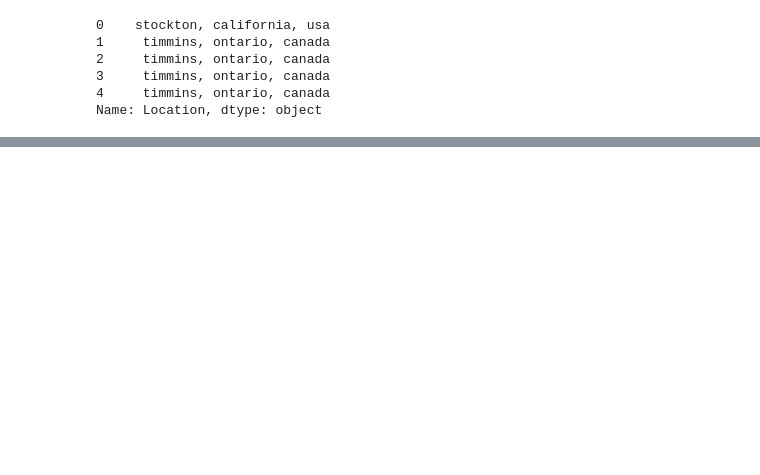
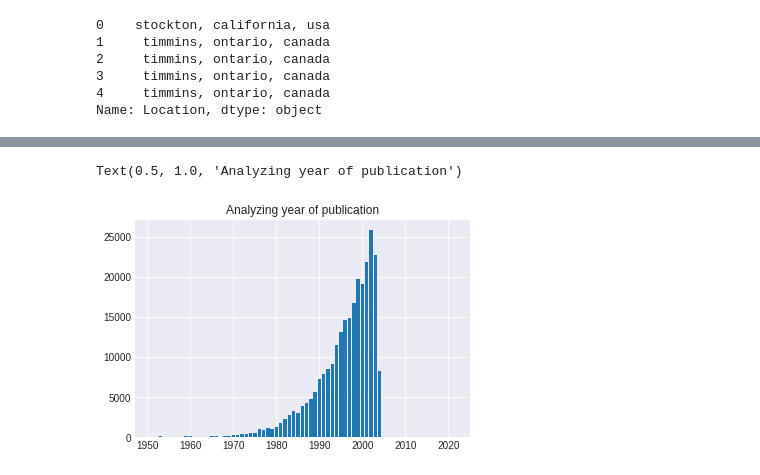
Before and after one commit to Gabriel-limadev/recommendation_system-machine_learning, a Jupyter notebook: recommendation_system.ipynb, the cells around one changed output, grey strips where cells are left out. Drawn from its saved outputs; the diff is of its cells as text; code cells hidden in the pictures; blank space fills up the shorter version.

```diff
--- a/recommendation_system.ipynb
+++ b/recommendation_system.ipynb
@@ -272,0 +339,3 @@ cross_tab.head()
+# %%
+cross_tab = cross_tab[cross_tab['Age'] > 10]
+cross_tab = cross_tab[cross_tab['Age'] < 100]
@@ -272,0 +367,2 @@ cross_tab.head()
+# %%
+cross_tab['User-ID'] = pd.to_numeric(cross_tab['User-ID'])
@@ -272,0 +477,7 @@ cross_tab.head()
+# %%
+year_analyze = cross_tab['Year-Of-Publication'].value_counts().sort_index().reset_index()
+year_analyze.rename(columns={
+    'index': 'Year',
+    'Year-Of-Publication': 'Amount'
+}, inplace = True)
+year_analyze.head()
@@ -272,0 +491,11 @@ cross_tab.head()
+# %%
+year_analyze = year_analyze.loc[ (year_analyze['Year'] > 1950)]
+# %%
+plt.bar(
+    year_analyze['Year'],
+    year_analyze['Amount']
+)
+plt.title('Analyzing year of publication')
+# %% [output]
+Text(0.5, 1.0, 'Analyzing year of publication')
+[figure, added]
```
Also changed, not shown: parts of 38 cells of this notebook.
